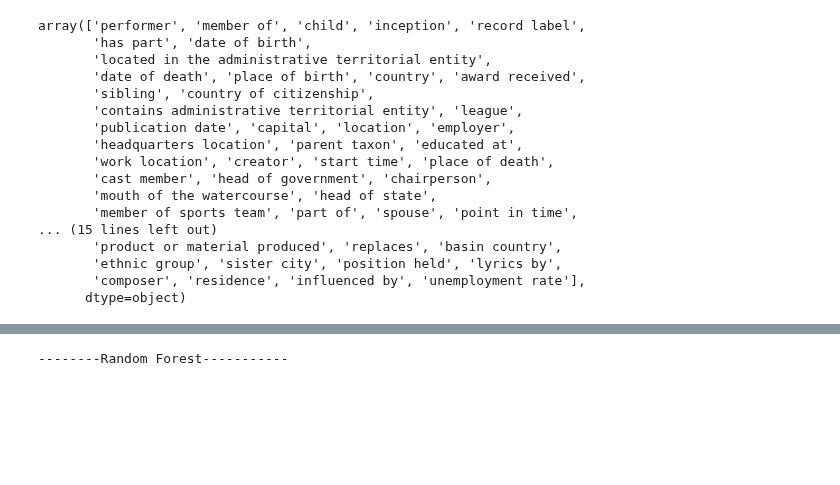
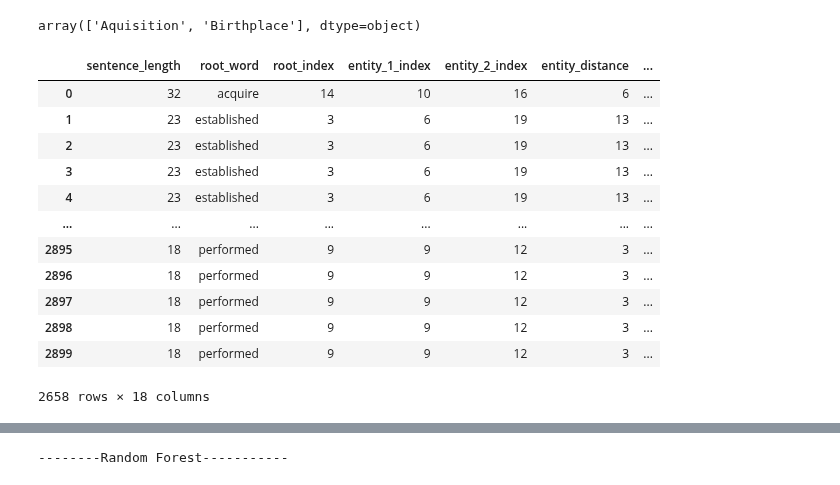
Before and after one commit to anisha1095/ResponsibleRelationExtraction, a Jupyter notebook: Codebase/relation_prediction.ipynb, the cells around one changed output, grey strips where cells are left out. Saved outputs shown, nothing was run; the diff lists cells and outputs as text; code cells hidden in the pictures; blank space fills up the shorter version.

```diff
--- a/Codebase/relation_prediction.ipynb
+++ b/Codebase/relation_prediction.ipynb
@@ -14,38 +14,37 @@ pd.set_option('display.max_columns', None)
 pd.set_option('display.width', None)
 pd.set_option('display.max_colwidth', -1)
 # %%
-dataset = "docred"
+dataset = "hlt"
 # %%
-features = pd.read_csv("/Users/anishajauhari/Desktop/Sem 4/Independent Study /ResponsibleRelationExtraction/Features/features_"+dataset+".csv", index_col=0)
+features = pd.read_csv("/Users/anishajauhari/Desktop/Sem 4/Independent Study /ResponsibleRelationExtraction/Features/Latest/features_"+dataset+".csv", index_col=0)
 # features.head(1)
 # %%
-features["rel type"].unique()
+features["rel_type"].unique()
 # %% [output]
-array(['performer', 'member of', 'child', 'inception', 'record label',
-       'has part', 'date of birth',
-       'located in the administrative territorial entity',
-       'date of death', 'place of birth', 'country', 'award received',
-       'sibling', 'country of citizenship',
-       'contains administrative territorial entity', 'league',
-       'publication date', 'capital', 'location', 'employer',
-       'headquarters location', 'parent taxon', 'educated at',
-       'work location', 'creator', 'start time', 'place of death',
-       'cast member', 'head of government', 'chairperson',
-       'mouth of the watercourse', 'head of state',
-       'member of sports team', 'part of', 'spouse', 'point in time',
-... (15 lines left out)
-       'product or material produced', 'replaces', 'basin country',
-       'ethnic group', 'sister city', 'position held', 'lyrics by',
-       'composer', 'residence', 'influenced by', 'unemployment rate'],
-      dtype=object)
+array(['Aquisition', 'Birthplace'], dtype=object)
 # %%
-column_names = ['sent_index', 'sentence_length', 'root_word', 'root_index',
+columns = ['sentence_length', 'root_word', 'root_index',
        'entity_1_index', 'entity_2_index', 'entity_distance',
        'no_words_before_entity_1', 'no_words_after_entity_2',
        'entity_1_root_distance', 'entity_2_root_distance', 'entity 1 name',
-       'entity 2 name', 'entity_type_1', 'entity_type_2', 'entity_pos_1',
-       'entity_pos_2', 'entity_dep_1', 'entity_dep_2', 'entity_tag_1',
-       'entity_tag_2', 'shortest_distance', 'rel type']
-features = features[column_names]
-features.rename(columns={"rel type": "label"}, inplace=True)
+       'entity 2 name', 'entity_pos_1',
+       'entity_pos_2', 'entity_dep_1', 'entity_dep_2', 'shortest_distance', 'rel_type']
+features = features[columns]
+features.rename(columns={"rel_type": "label"}, inplace=True)
+# %%
+features
+# %% [output]
+|  | sentence_length | root_word | root_index | entity_1_index | entity_2_index | entity_distance | ... |
+| 0 | 32 | acquire | 14 | 10 | 16 | 6 | ... |
+| 1 | 23 | established | 3 | 6 | 19 | 13 | ... |
+| 2 | 23 | established | 3 | 6 | 19 | 13 | ... |
+| 3 | 23 | established | 3 | 6 | 19 | 13 | ... |
+| 4 | 23 | established | 3 | 6 | 19 | 13 | ... |
+| ... | ... | ... | ... | ... | ... | ... | ... |
+| 2895 | 18 | performed | 9 | 9 | 12 | 3 | ... |
+| 2896 | 18 | performed | 9 | 9 | 12 | 3 | ... |
+| 2897 | 18 | performed | 9 | 9 | 12 | 3 | ... |
+| 2898 | 18 | performed | 9 | 9 | 12 | 3 | ... |
+| 2899 | 18 | performed | 9 | 9 | 12 | 3 | ... |
+2658 rows × 18 columns
 # %%
```
Also changed, not shown: parts of 3 cells of this notebook, 4 other files.
